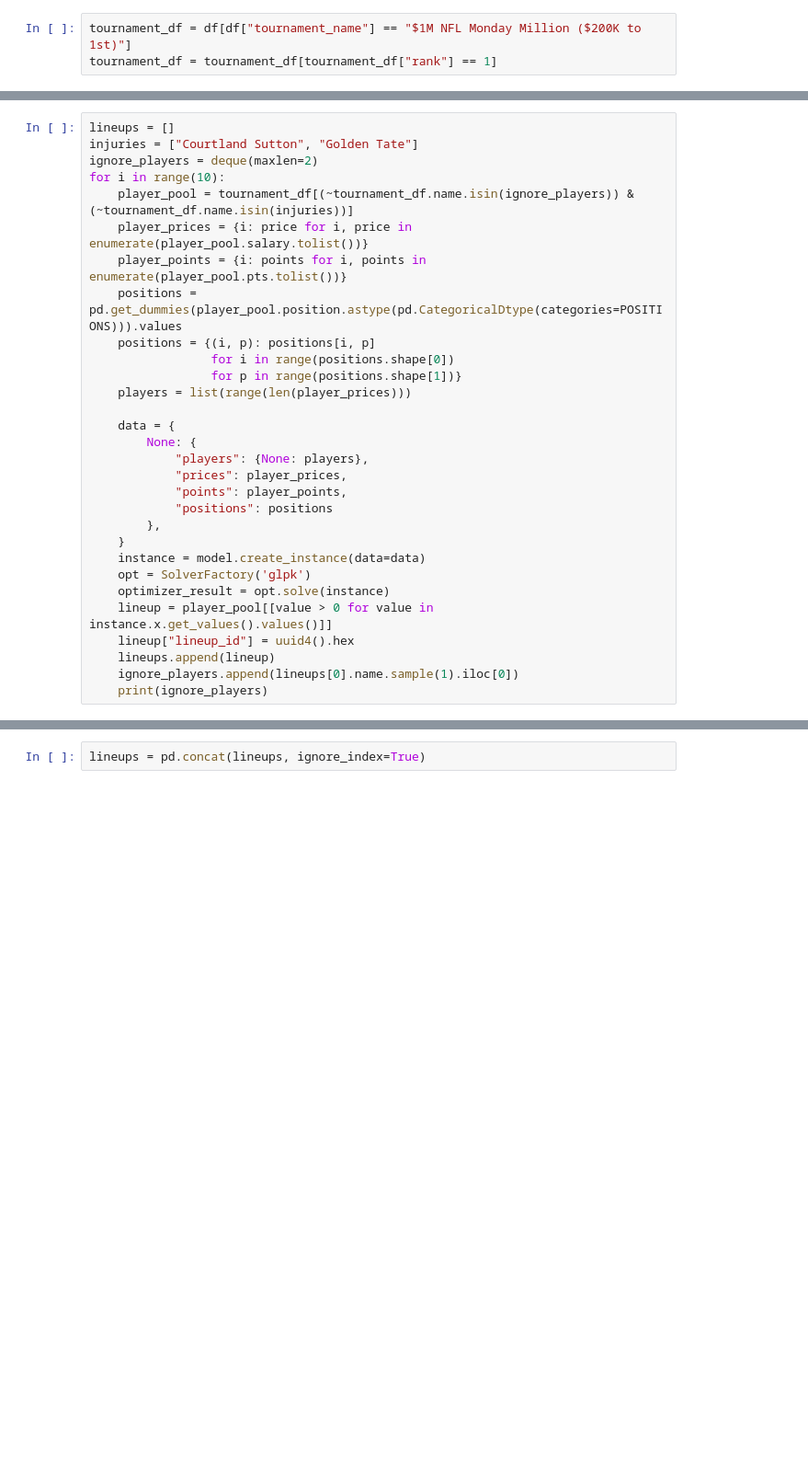
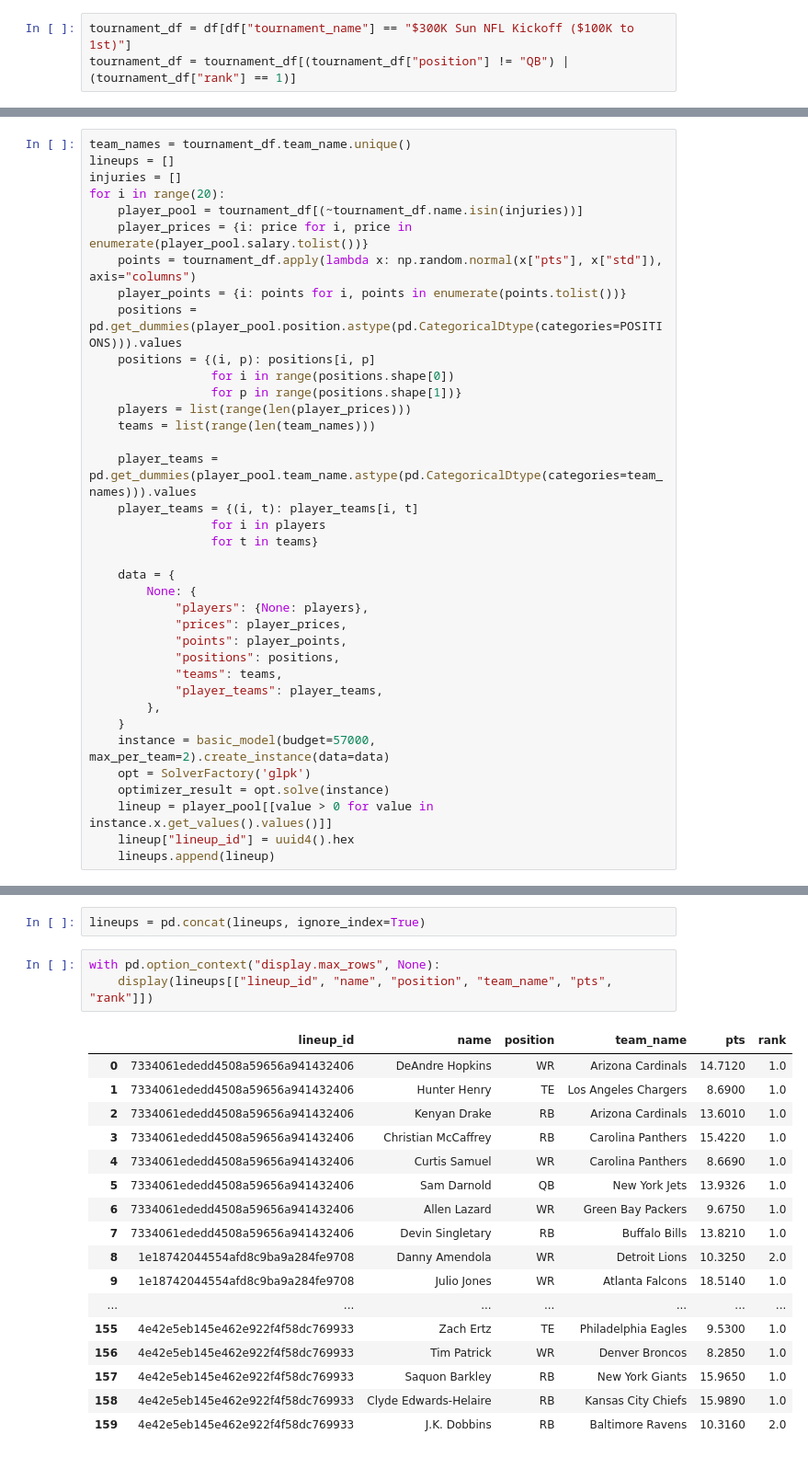
Before and after one commit to bharris47/gridiron, a Jupyter notebook: notebooks/fan_duel.ipynb, the cells around one changed output, grey strips where cells are left out. Shown: that part at 92% size. Drawn from its saved outputs; the diff is of its cells as text; blank space fills up the shorter version.

Commit message:
sampling from pts distribution for generating lineups

```diff
--- a/notebooks/fan_duel.ipynb
+++ b/notebooks/fan_duel.ipynb
@@ -85,5 +149,5 @@ $3M NFL Thursday Million ($1M to 1st + $250K 1st TD Bonus)      19
 Name: tournament_name, dtype: int64
 # %%
-tournament_df = df[df["tournament_name"] == "$1M NFL Monday Million ($200K to 1st)"]
-tournament_df = tournament_df[tournament_df["rank"] == 1]
+tournament_df = df[df["tournament_name"] == "$300K Sun NFL Kickoff ($100K to 1st)"]
+tournament_df = tournament_df[(tournament_df["position"] != "QB") | (tournament_df["rank"] == 1)]
 # %%
@@ -109,31 +178,38 @@ tournament_df
 # %%
+team_names = tournament_df.team_name.unique()
 lineups = []
-injuries = ["Courtland Sutton", "Golden Tate"]
-ignore_players = deque(maxlen=2)
-for i in range(10):
-    player_pool = tournament_df[(~tournament_df.name.isin(ignore_players)) & (~tournament_df.name.isin(injuries))]
+injuries = []
+for i in range(20):
+    player_pool = tournament_df[(~tournament_df.name.isin(injuries))]
     player_prices = {i: price for i, price in enumerate(player_pool.salary.tolist())}
-    player_points = {i: points for i, points in enumerate(player_pool.pts.tolist())}
+    points = tournament_df.apply(lambda x: np.random.normal(x["pts"], x["std"]), axis="columns")
+    player_points = {i: points for i, points in enumerate(points.tolist())}
     positions = pd.get_dummies(player_pool.position.astype(pd.CategoricalDtype(categories=POSITIONS))).values
     positions = {(i, p): positions[i, p]
                  for i in range(positions.shape[0])
                  for p in range(positions.shape[1])}
     players = list(range(len(player_prices)))
+    teams = list(range(len(team_names)))
+
+    player_teams = pd.get_dummies(player_pool.team_name.astype(pd.CategoricalDtype(categories=team_names))).values
+    player_teams = {(i, t): player_teams[i, t]
+                 for i in players
+                 for t in teams}
 
     data = {
         None: {
             "players": {None: players},
             "prices": player_prices,
             "points": player_points,
-            "positions": positions
+            "positions": positions,
+            "teams": teams,
+            "player_teams": player_teams,
         },
     }
-    instance = model.create_instance(data=data)
+    instance = basic_model(budget=57000, max_per_team=2).create_instance(data=data)
     opt = SolverFactory('glpk')
     optimizer_result = opt.solve(instance)
     lineup = player_pool[[value > 0 for value in instance.x.get_values().values()]]
     lineup["lineup_id"] = uuid4().hex
     lineups.append(lineup)
-    ignore_players.append(lineups[0].name.sample(1).iloc[0])
-    print(ignore_players)
 # %% [output]
@@ -155,3 +221,24 @@ deque(['Diontae Johnson', 'Evan Engram'], maxlen=2)
 # %%
 lineups = pd.concat(lineups, ignore_index=True)
+# %%
+with pd.option_context("display.max_rows", None):
+    display(lineups[["lineup_id", "name", "position", "team_name", "pts", "rank"]])
+# %% [output]
+|  | lineup_id | name | position | team_name | pts | rank |
+| 0 | 7334061ededd4508a59656a941432406 | DeAndre Hopkins | WR | Arizona Cardinals | 14.7120 | 1.0 |
+| 1 | 7334061ededd4508a59656a941432406 | Hunter Henry | TE | Los Angeles Chargers | 8.6900 | 1.0 |
+| 2 | 7334061ededd4508a59656a941432406 | Kenyan Drake | RB | Arizona Cardinals | 13.6010 | 1.0 |
+| 3 | 7334061ededd4508a59656a941432406 | Christian McCaffrey | RB | Carolina Panthers | 15.4220 | 1.0 |
+| 4 | 7334061ededd4508a59656a941432406 | Curtis Samuel | WR | Carolina Panthers | 8.6690 | 1.0 |
+| 5 | 7334061ededd4508a59656a941432406 | Sam Darnold | QB | New York Jets | 13.9326 | 1.0 |
+| 6 | 7334061ededd4508a59656a941432406 | Allen Lazard | WR | Green Bay Packers | 9.6750 | 1.0 |
+| 7 | 7334061ededd4508a59656a941432406 | Devin Singletary | RB | Buffalo Bills | 13.8210 | 1.0 |
+| 8 | 1e18742044554afd8c9ba9a284fe9708 | Danny Amendola | WR | Detroit Lions | 10.3250 | 2.0 |
+| 9 | 1e18742044554afd8c9ba9a284fe9708 | Julio Jones | WR | Atlanta Falcons | 18.5140 | 1.0 |
+| ... | ... | ... | ... | ... | ... | ... |
+| 155 | 4e42e5eb145e462e922f4f58dc769933 | Zach Ertz | TE | Philadelphia Eagles | 9.5300 | 1.0 |
+| 156 | 4e42e5eb145e462e922f4f58dc769933 | Tim Patrick | WR | Denver Broncos | 8.2850 | 1.0 |
+| 157 | 4e42e5eb145e462e922f4f58dc769933 | Saquon Barkley | RB | New York Giants | 15.9650 | 1.0 |
+| 158 | 4e42e5eb145e462e922f4f58dc769933 | Clyde Edwards-Helaire | RB | Kansas City Chiefs | 15.9890 | 1.0 |
+| 159 | 4e42e5eb145e462e922f4f58dc769933 | J.K. Dobbins | RB | Baltimore Ravens | 10.3160 | 2.0 |
 # %%
```
Also changed, not shown: parts of 13 cells of this notebook.
